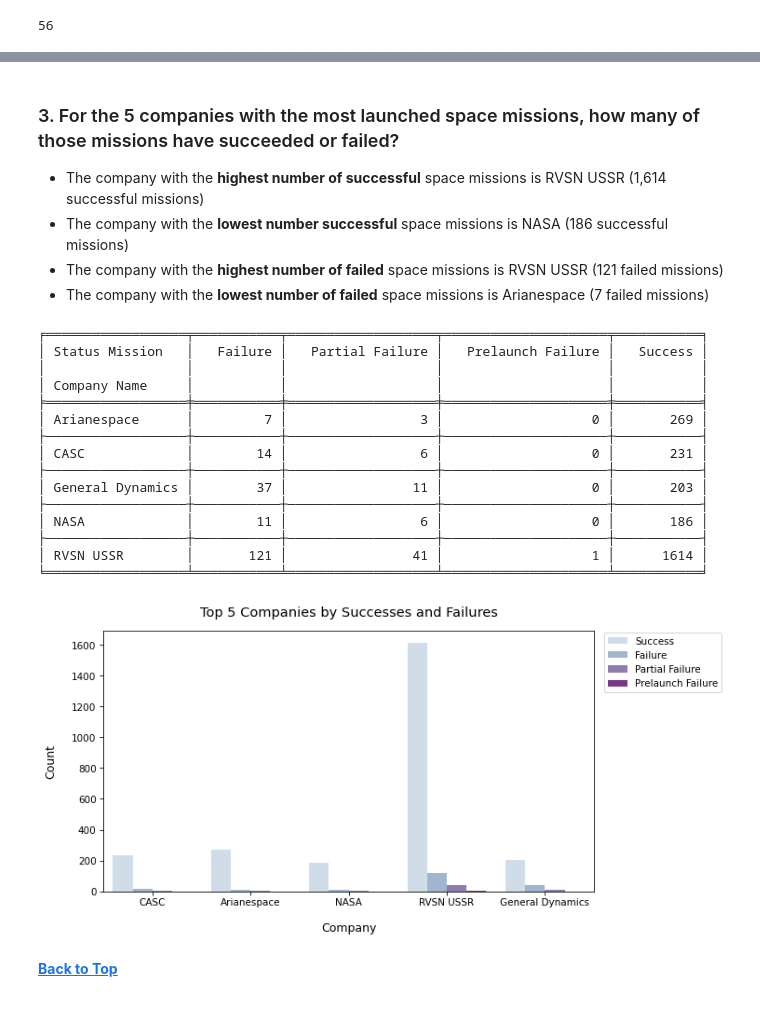
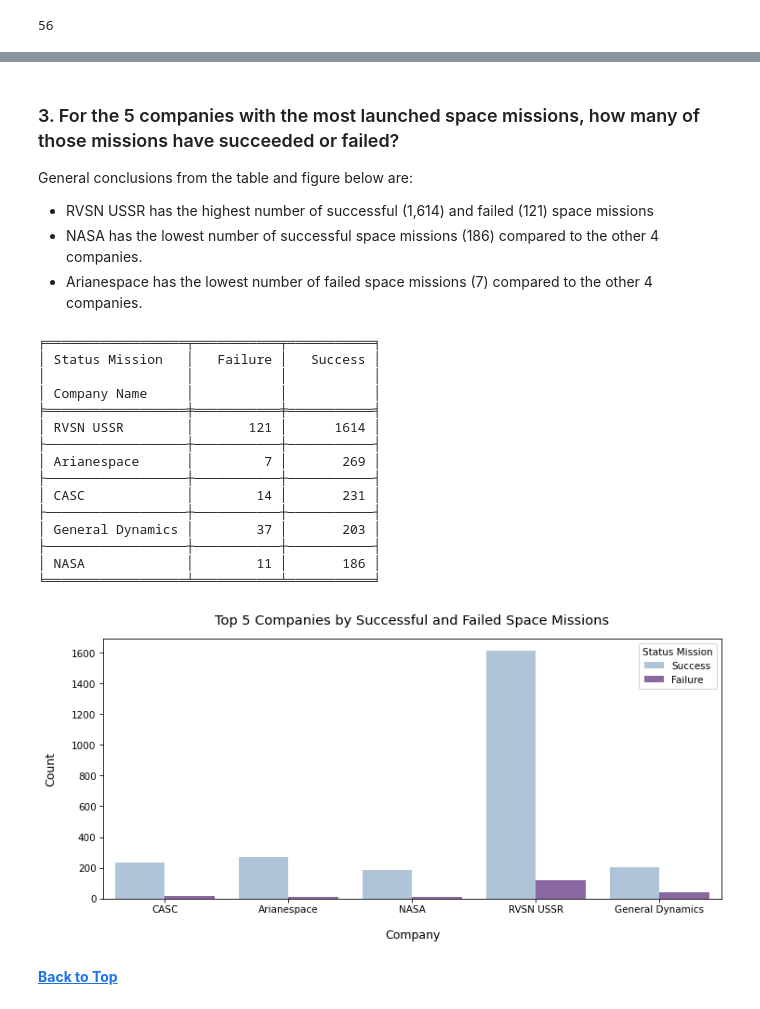
Before and after one commit to julietwomack/SpaceMissions, a Jupyter notebook: Space-Mission-Exploratory-Analysis.ipynb, the cells around one changed output, grey strips where cells are left out. Cells and saved outputs as stored; diff of their text form; code cells hidden in the pictures.

Commit message:
Editing analysis text and updating tables for successes and failures. Also corrected the USA map to show the correct states, shading, and counts

```diff
--- a/Space-Mission-Exploratory-Analysis.ipynb
+++ b/Space-Mission-Exploratory-Analysis.ipynb
@@ -177,54 +179,56 @@ plt.show()
 # %% [markdown]
 ### 3. For the 5 companies with the most launched space missions, how many of those missions have succeeded or failed? <a name = "analysis-on-comp-q3">
 
-- The company with the **highest number of successful** space missions is RVSN USSR (1,614 successful missions)
-- The company with the **lowest number successful** space missions is NASA (186 successful missions)
-- The company with the **highest number of failed** space missions is RVSN USSR (121 failed missions)
-- The company with the **lowest number of failed** space missions is Arianespace (7 failed missions)
+General conclusions from the table and figure below are:
+- RVSN USSR has the highest number of successful (1,614) and failed (121) space missions
+- NASA has the lowest number of successful space missions (186) compared to the other 4 companies.
+- Arianespace has the lowest number of failed space missions (7) compared to the other 4 companies.
 # %%
 # creating a new dataframe with only the top 5 companiess
 top_5 = ['RVSN USSR', 'Arianespace', 'General Dynamics', 'CASC', 'NASA']
 top_5_filter = sm['Company Name'].isin(top_5)
 sm5 = pd.DataFrame(sm[top_5_filter])
+sm5 = pd.DataFrame(sm5[(sm5['Status Mission']=='Failure') | (sm5['Status Mission']=='Success')])
 # %%
 # success vs failure for top 5 companies
 table2 = sm5.groupby(['Company Name','Status Mission'])['Company Name'].count().reset_index(name='Count')
 # %%
 # generating table
-print(tab(table2.pivot(columns = ['Status Mission'], values = 'Count', index = 'Company Name').replace(np.nan, 0),
-          headers =['Status Mission\n\nCompany Name', 'Failure', 'Partial Failure', 'Prelaunch Failure', 'Success'],
+print(tab(table2.pivot(columns = ['Status Mission'],
+                       values = 'Count',
+                       index = 'Company Name').replace(np.nan, 0).sort_values(by = ['Success', 'Failure'], ascending = False),
+          headers =['Status Mission\n\nCompany Name', 'Failure', 'Success'],
          tablefmt="fancy_grid"))
 # %% [output]
-╒══════════════════╤═══════════╤═══════════════════╤═════════════════════╤═══════════╕
-│ Status Mission   │   Failure │   Partial Failure │   Prelaunch Failure │   Success │
-│                  │           │                   │                     │           │
-│ Company Name     │           │                   │                     │           │
-╞══════════════════╪═══════════╪═══════════════════╪═════════════════════╪═══════════╡
-│ Arianespace      │         7 │                 3 │                   0 │       269 │
-├──────────────────┼───────────┼───────────────────┼─────────────────────┼───────────┤
-│ CASC             │        14 │                 6 │                   0 │       231 │
-├──────────────────┼───────────┼───────────────────┼─────────────────────┼───────────┤
-│ General Dynamics │        37 │                11 │                   0 │       203 │
-├──────────────────┼───────────┼───────────────────┼─────────────────────┼───────────┤
-│ NASA             │        11 │                 6 │                   0 │       186 │
-├──────────────────┼───────────┼───────────────────┼─────────────────────┼───────────┤
-│ RVSN USSR        │       121 │                41 │                   1 │      1614 │
-╘══════════════════╧═══════════╧═══════════════════╧═════════════════════╧═══════════╛
+╒══════════════════╤═══════════╤═══════════╕
+│ Status Mission   │   Failure │   Success │
+│                  │           │           │
+│ Company Name     │           │           │
+╞══════════════════╪═══════════╪═══════════╡
+│ RVSN USSR        │       121 │      1614 │
+├──────────────────┼───────────┼───────────┤
+│ Arianespace      │         7 │       269 │
+├──────────────────┼───────────┼───────────┤
+│ CASC             │        14 │       231 │
+├──────────────────┼───────────┼───────────┤
+│ General Dynamics │        37 │       203 │
+├──────────────────┼───────────┼───────────┤
+│ NASA             │        11 │       186 │
+╘══════════════════╧═══════════╧═══════════╛
 # %%
 plt.figure(figsize = (10,5), dpi = 75)
 
 sns.countplot(x = 'Company Name', data = sm5, hue = 'Status Mission', palette = 'BuPu')
 
-plt.title('Top 5 Companies by Successes and Failures', size = 14, pad = 15)
+plt.title('Top 5 Companies by Successful and Failed Space Missions', size = 14, pad = 15)
 plt.ylabel('Count', labelpad = 15, size = 12)
 plt.xlabel('Company', labelpad = 15, size = 12)
-plt.legend(bbox_to_anchor = (1.01,1.01))
 
 plt.tight_layout()
-plt.savefig('Figures/top-5-success-failures.jpg', dpi = 100, transparent = False)
+plt.savefig('Figures/top-5-success-failures-company.jpg', dpi = 100, transparent = False)
 plt.show()
 # %% [output]
-[figure, old version]
+[figure, new version]
 # %% [markdown]
 [**Back to Top**](#back-to-top)
 # %% [markdown]
```
Also changed, not shown: parts of 19 cells of this notebook, 5 other files.
